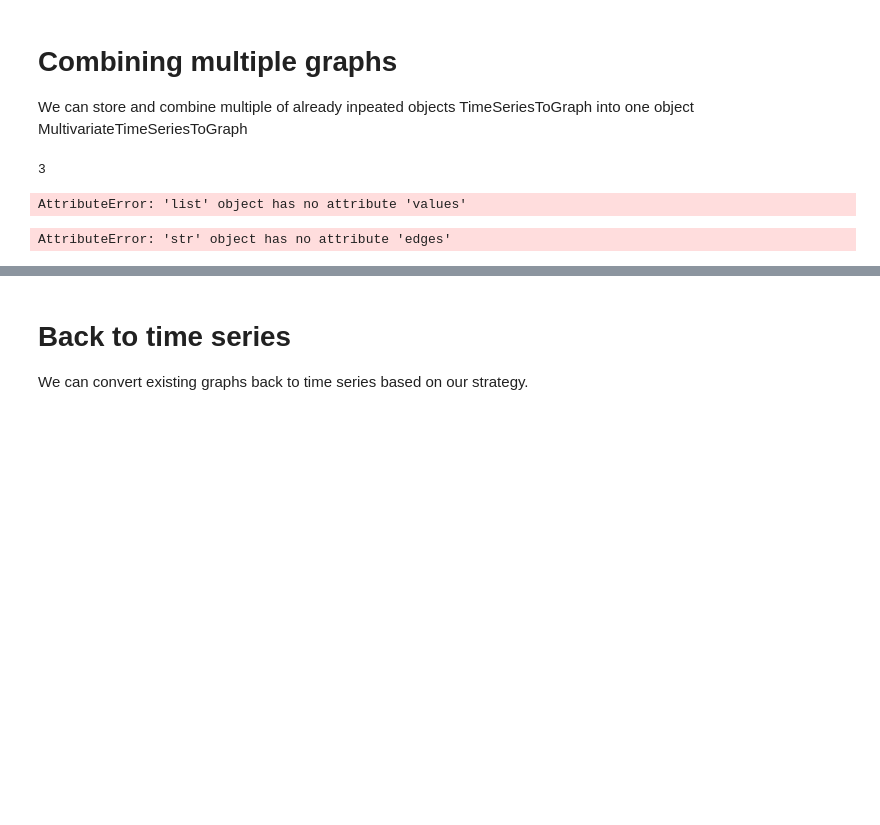
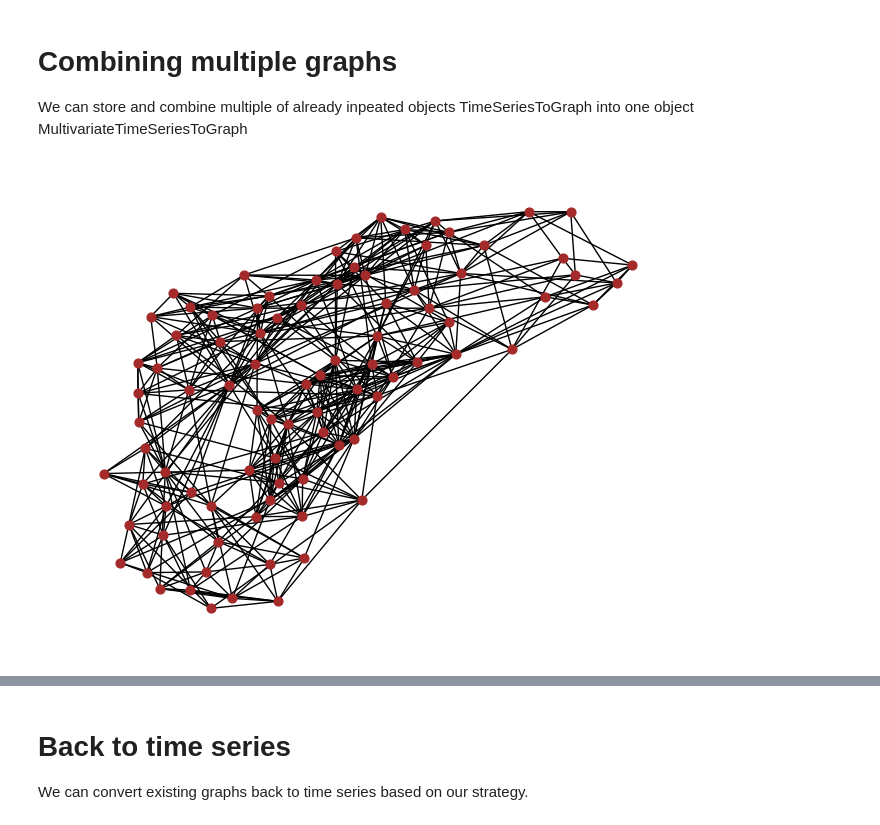
Before and after one commit to zangrcar/ts2g2, a Jupyter notebook: tutorials/demo-ts2g2.ipynb, the cells around one changed output, grey strips where cells are left out. Saved outputs shown, nothing was run; the diff lists cells and outputs as text; code cells hidden in the pictures; blank space fills up the shorter version.

```diff
--- a/tutorials/demo-ts2g2.ipynb
+++ b/tutorials/demo-ts2g2.ipynb
@@ -73,62 +70,17 @@ x = sg.TimeSeriesPreprocessing(inp.CsvStock(apple_path, "Close").from_csv())\
 We can store and combine multiple of already inpeated objects TimeSeriesToGraph into one object MultivariateTimeSeriesToGraph
 # %%
 i = sg.TimeSeriesPreprocessing(inp.CsvStock(apple_path, "Close").from_csv())\
-    .segmentation(60, 90).process()\
+    .add_strategy(sg.Segmentation(60, 90))\
+    .process()\
     .add(sg.TimeSeriesPreprocessing(inp.CsvStock(apple_path, "Close").from_csv())\
-         .segmentation(90, 120).process())\
+        .add_strategy(sg.Segmentation(90, 120))\
+        .process())\
     .add(sg.TimeSeriesPreprocessing(inp.CsvStock(apple_path, "Close").from_csv())\
-         .segmentation(150, 180).process())\
+        .add_strategy(sg.Segmentation(150, 180))\
+        .process())\
     .to_graph(gs.NaturalVisibility().with_limit(1).get_strategy())\
     .link(link.LinkGraphs().time_coocurence())\
     .link(link.LinkNodesWithinGraph().by_value(link.SameValue(0.5)))\
-    .draw("blue")
+    .draw("brown")
 # %% [output]
-3
-AttributeError: 'list' object has no attribute 'values'
+[figure, added]
-# %%
-"""x = ttg.TimeSeriesToGraph().from_csv(inp.CsvStock(amazon_path, "Close"))\
-    .process(tps.Segment(60, 90))\
-    .process(tps.SlidingWindow(5))\
-    .to_graph(gs.NaturalVisibility().get_strategy())\
-    .combine_identical_nodes()
-
-
-y = ttg.TimeSeriesToGraph().from_csv(inp.CsvStock(apple_path, "Close"))\
-    .process(tps.Segment(120, 150))\
-    .process(tps.SlidingWindow(5))\
-    .to_graph(gs.NaturalVisibility().get_strategy())\
-    .combine_identical_nodes()
-
-z = ttg.TimeSeriesToGraph().from_csv(inp.CsvStock(amazon_path, "Close"))\
-    .process(tps.Segment(180, 210))\
-    .process(tps.SlidingWindow(5))\
-    .to_graph(gs.NaturalVisibility().get_strategy())
-
-w = ttg.TimeSeriesToGraph().from_csv(inp.CsvStock(apple_path, "Close"))\
-    .process(tps.Segment(240, 270))\
-    .process(tps.SlidingWindow(5))\
-    .to_graph(gs.NaturalVisibility().get_strategy())\
-    .combine_identical_nodes()
-
-j = ttg.MultivariateTimeSeriesToGraph()\
-    .add(x)\
-    .add(y)\
-    .add(z)\
-    .add(w)\
-    .link(link.LinkMulti().time_coocurence())\
-    .combine_identical_nodes()\
-    .draw("red")"""
-
-j = sg.TimeSeriesPreprocessing(inp.CsvStock(apple_path, "Close").from_csv())\
-    .segmentation(60, 90).sliding_window(5).process()\
-    .add(sg.TimeSeriesPreprocessing(inp.CsvStock(apple_path, "Close").from_csv())\
-         .segmentation(90, 120).sliding_window(5).process())\
-    .add(sg.TimeSeriesPreprocessing(inp.CsvStock(apple_path, "Close").from_csv())\
-         .segmentation(150, 180).sliding_window(5).process())\
-    .to_graph(gs.NaturalVisibility().get_strategy())\
-    .link(link.LinkGraphs().sliding_window().time_coocurence())\
-    .combine_identical_nodes_slid_win()\
-    .link(link.LinkNodesWithinGraph().seasonalities(15))\
-    .draw("blue")
-# %% [output]
-AttributeError: 'str' object has no attribute 'edges'
```
Also changed, not shown: parts of 8 cells of this notebook, 4 other files.
